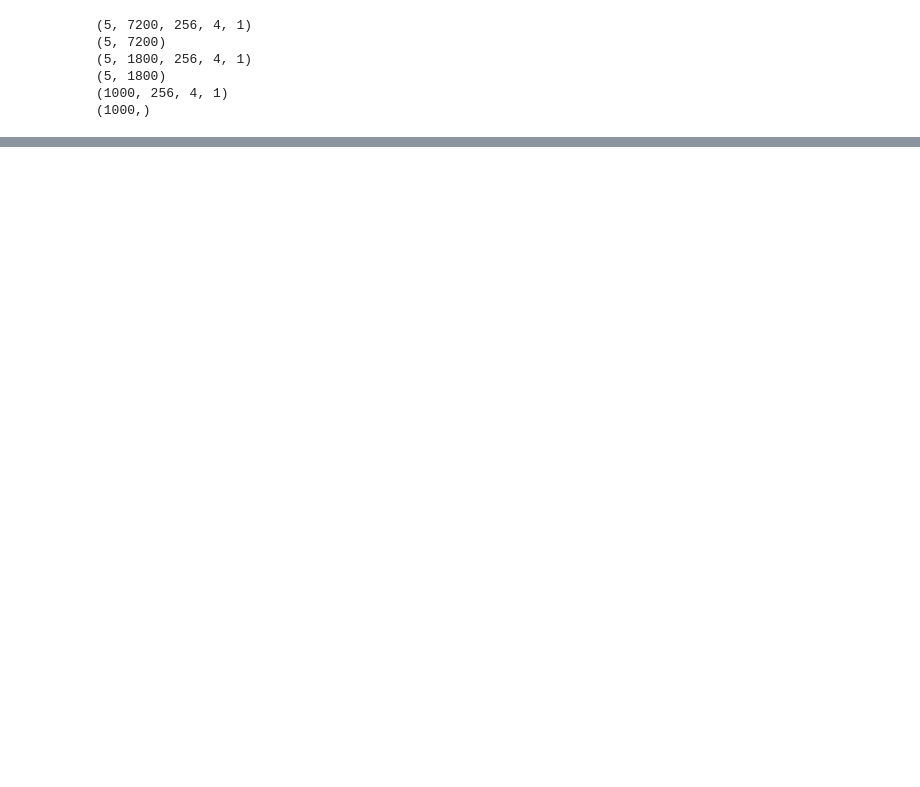
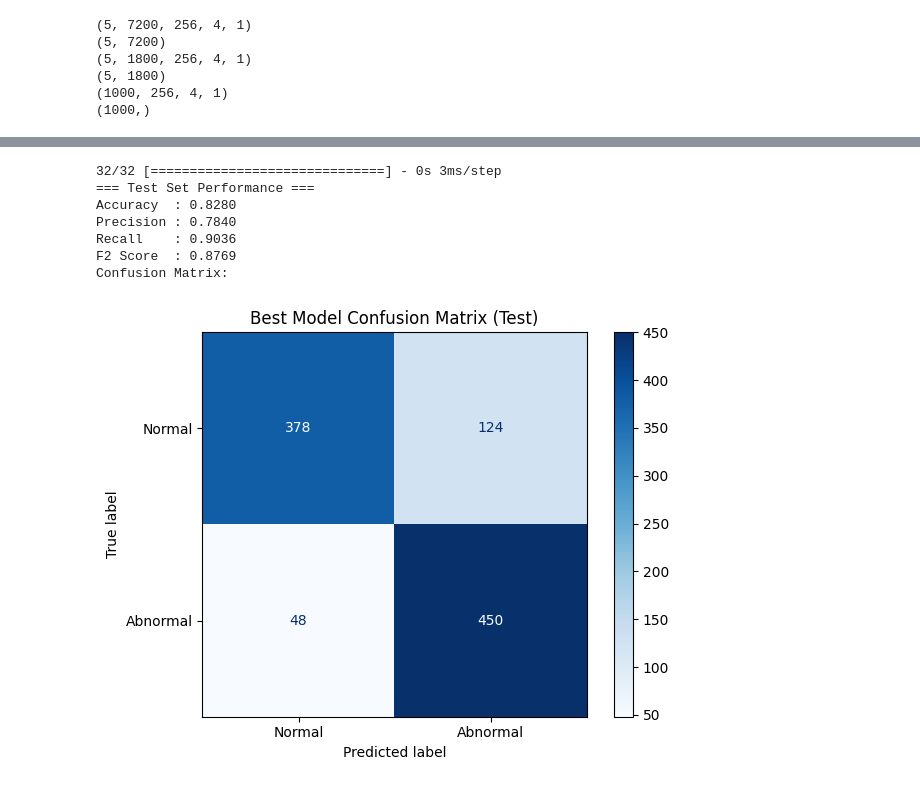
Before and after one commit to poomyz/kolmogorov-gold-medal, a Jupyter notebook: Sliding_window/cnn_mels_finished.ipynb, the cells around one changed output, grey strips where cells are left out. Drawn from its saved outputs; the diff is of its cells as text; code cells hidden in the pictures; blank space fills up the shorter version.

```diff
--- a/Sliding_window/cnn_mels_finished.ipynb
+++ b/Sliding_window/cnn_mels_finished.ipynb
@@ -298,2 +272,33 @@ plt.show()
+# %%
+model.set_weights(f2_logger.best_weights)
+Test_pred = (model.predict(Test_data) > 0.3).astype("int32")
+
+Test_acc = accuracy_score(Test_label, Test_pred)
+Test_precision = precision_score(Test_label, Test_pred)
+Test_recall = recall_score(Test_label, Test_pred)
+Test_f2 = 5 / ((4 / Test_recall) + (1 / Test_precision)) if Test_recall and Test_precision else 0
+Test_cm = confusion_matrix(Test_label, Test_pred)
+
+print("=== Test Set Performance ===")
+print(f"Accuracy  : {Test_acc:.4f}")
+print(f"Precision : {Test_precision:.4f}")
+print(f"Recall    : {Test_recall:.4f}")
+print(f"F2 Score  : {Test_f2:.4f}")
+print("Confusion Matrix:")
+
+Test_disp = ConfusionMatrixDisplay(confusion_matrix=Test_cm, display_labels=["Normal", "Abnormal"])
+Test_disp.plot(cmap=plt.cm.Blues)
+plt.title("Best Model Confusion Matrix (Test)")
+plt.tight_layout()
+plt.show()
+# %% [output]
+32/32 [==============================] - 0s 3ms/step
+=== Test Set Performance ===
+Accuracy  : 0.8280
+Precision : 0.7840
+Recall    : 0.9036
+F2 Score  : 0.8769
+Confusion Matrix:
+[figure, added]
 # %%
 model.save(f'../new_model/{Model_name}.h5')
```
Also changed, not shown: parts of 3 cells of this notebook, 1 other file.
